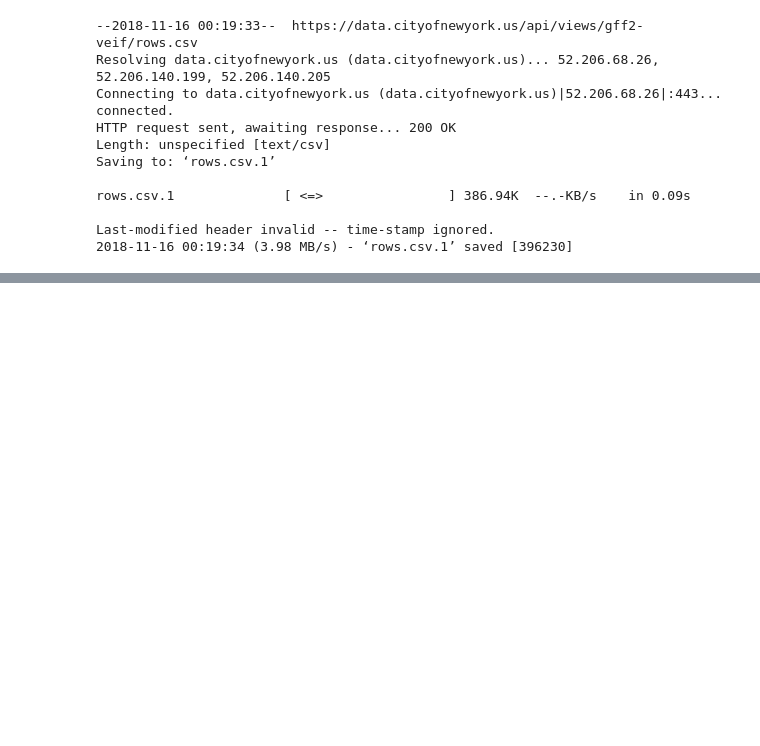
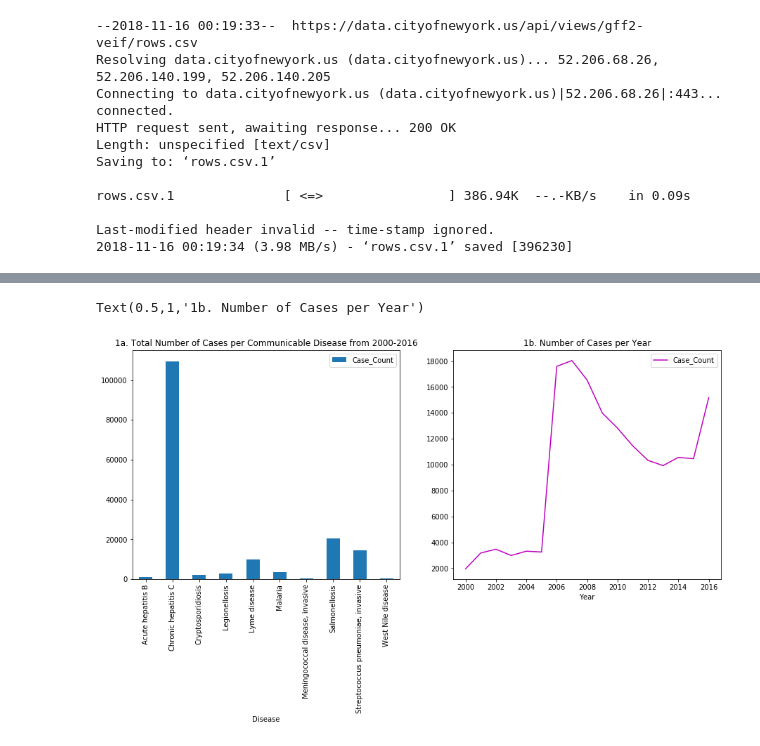
Before and after one commit to stephaniestettz/RCES-Final-Project, a Jupyter notebook: FinalProject.ipynb, the cells around one changed output, grey strips where cells are left out. Saved outputs shown, nothing was run; the diff lists cells and outputs as text; code cells hidden in the pictures; blank space fills up the shorter version.

```diff
--- a/FinalProject.ipynb
+++ b/FinalProject.ipynb
@@ -150,0 +77,13 @@ ds_anom.sel(T=705.5).plot()
+# %%
+# sort data by disease type
+disease_type = diseases.set_index('Disease')
+fig, ax = plt.subplots(ncols=2,figsize=(15,6))
+disease_type.groupby('Disease').aggregate({'Case_Count':sum}).plot(ax=ax[0],kind='bar')
+ax[0].set_title('1a. Total Number of Cases per Communicable Disease from 2000-2016')
+# first plot shows total number of cases over 12 years
+diseases.groupby('Year').aggregate({'Case_Count':sum}).plot(ax=ax[1],kind='line',color='m')
+ax[1].set_title('1b. Number of Cases per Year')
+# second plot shows the total number of cases per year
+# %% [output]
+Text(0.5,1,'1b. Number of Cases per Year')
+[figure, added]
```
Also changed, not shown: parts of 46 cells of this notebook.
